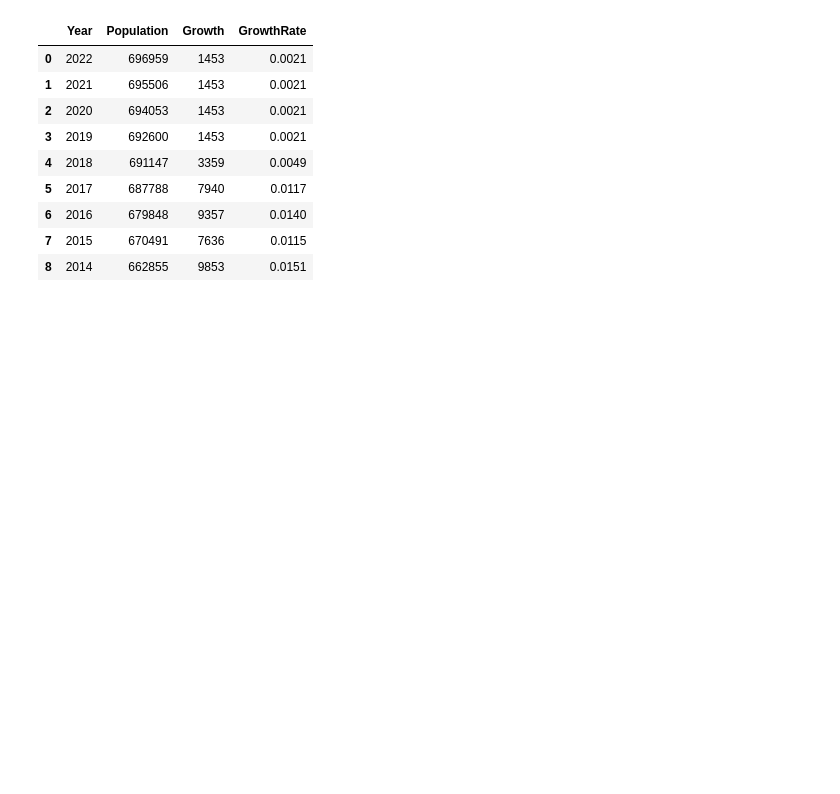
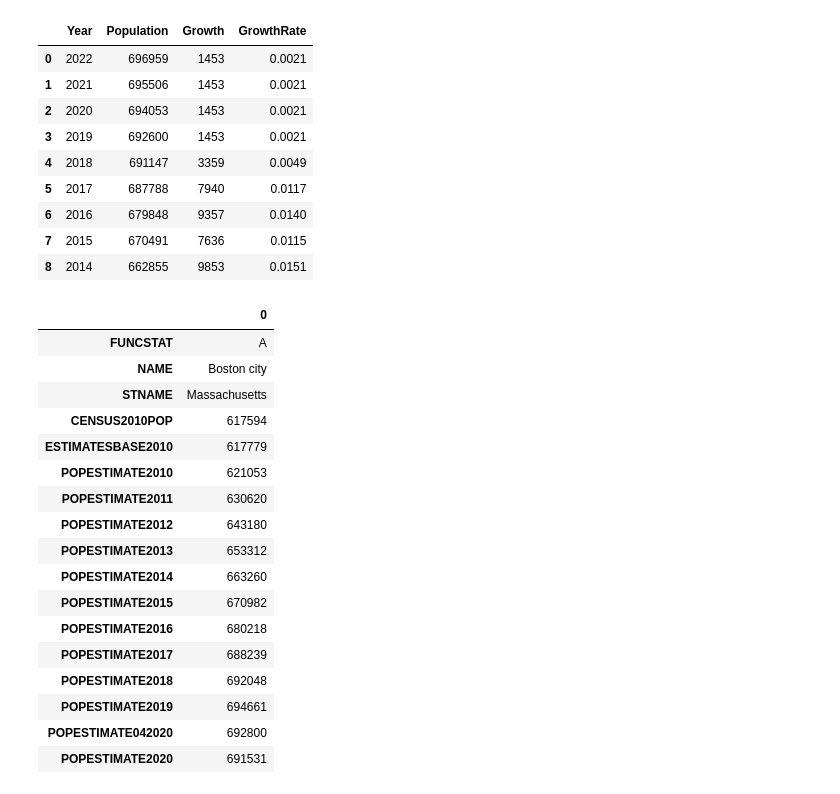
Before and after one commit to hangulde/Springboard, a Jupyter notebook: Capstone 2/Capstone 2. Boston Air Quality.ipynb, the cells around one changed output. Drawn from its saved outputs; the diff is of its cells as text; code cells hidden in the pictures; blank space fills up the shorter version.

```diff
--- a/Capstone 2/Capstone 2. Boston Air Quality.ipynb
+++ b/Capstone 2/Capstone 2. Boston Air Quality.ipynb
@@ -545,3 +545,27 @@ population
 | 6 | 2016 | 679848 | 9357 | 0.0140 |
 | 7 | 2015 | 670491 | 7636 | 0.0115 |
 | 8 | 2014 | 662855 | 9853 | 0.0151 |
+# %%
+# Statistics from other source
+url_5 ='https://github.com/hangulde/Springboard/raw/main/Capstone%202/boston%20pop%202%20-%20Sheet1.csv'
+pop_2 = pd.read_csv(url_5).T
+pop_2[7:]
+# %% [output]
+|  | 0 |
+| FUNCSTAT | A |
+| NAME | Boston city |
+| STNAME | Massachusetts |
+| CENSUS2010POP | 617594 |
+| ESTIMATESBASE2010 | 617779 |
+| POPESTIMATE2010 | 621053 |
+| POPESTIMATE2011 | 630620 |
+| POPESTIMATE2012 | 643180 |
+| POPESTIMATE2013 | 653312 |
+| POPESTIMATE2014 | 663260 |
+| POPESTIMATE2015 | 670982 |
+| POPESTIMATE2016 | 680218 |
+| POPESTIMATE2017 | 688239 |
+| POPESTIMATE2018 | 692048 |
+| POPESTIMATE2019 | 694661 |
+| POPESTIMATE042020 | 692800 |
+| POPESTIMATE2020 | 691531 |
```
Also changed, not shown: parts of 5 cells of this notebook.
